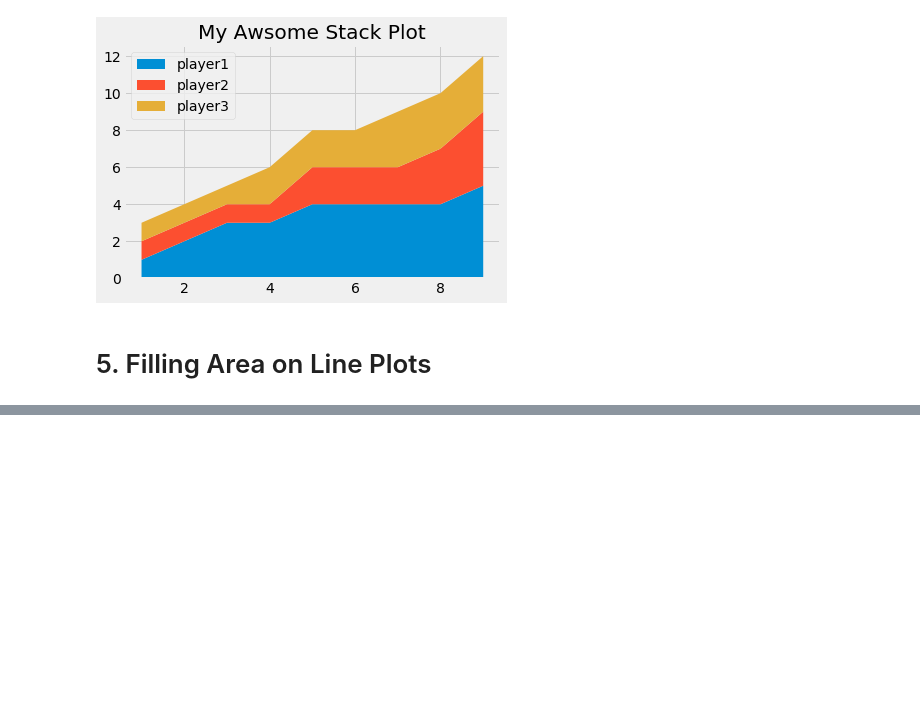
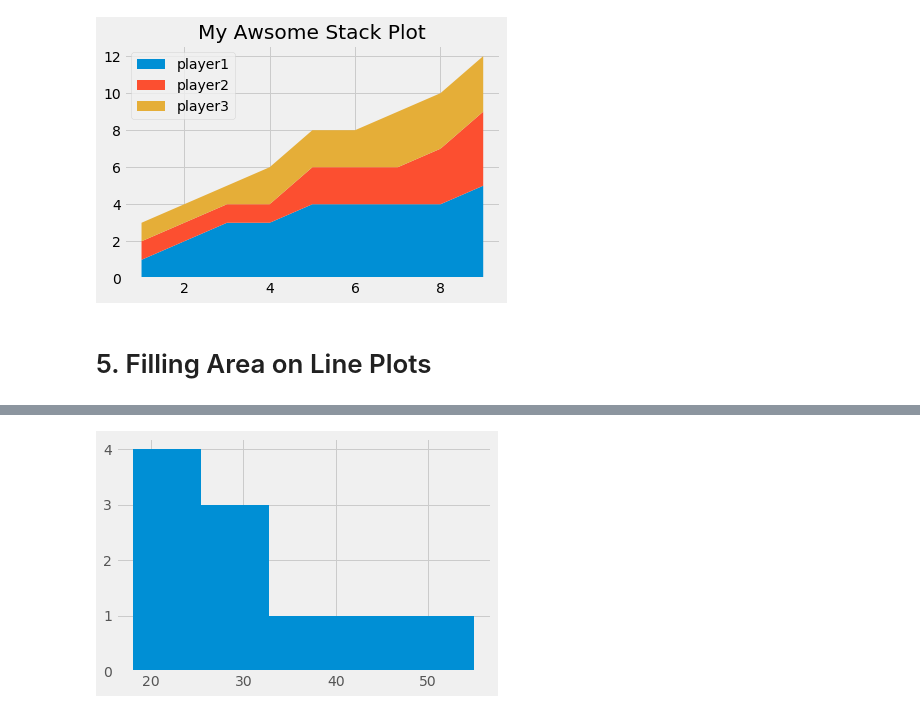
Before and after one commit to yonycherkos/data_analysis, a Jupyter notebook: matplotlib/Matplotlib Tutorials.ipynb, the cells around one changed output, grey strips where cells are left out. Cells and saved outputs as stored; diff of their text form; code cells hidden in the pictures; blank space fills up the shorter version.

```diff
--- a/matplotlib/Matplotlib Tutorials.ipynb
+++ b/matplotlib/Matplotlib Tutorials.ipynb
@@ -220,0 +183,8 @@ Text(0.5, 1.0, 'Median Salary (USD) by Age')
+# %%
+ages = [18, 19, 21, 25, 26, 30, 32, 38, 45, 55]
+bins = [10, 20, 30, 40, 50, 60]
+# %%
+plt.hist(ages, bins=5)
+plt.show()
+# %% [output]
+[figure, added]
```
Also changed, not shown: parts of 8 cells of this notebook, 1 other file.
